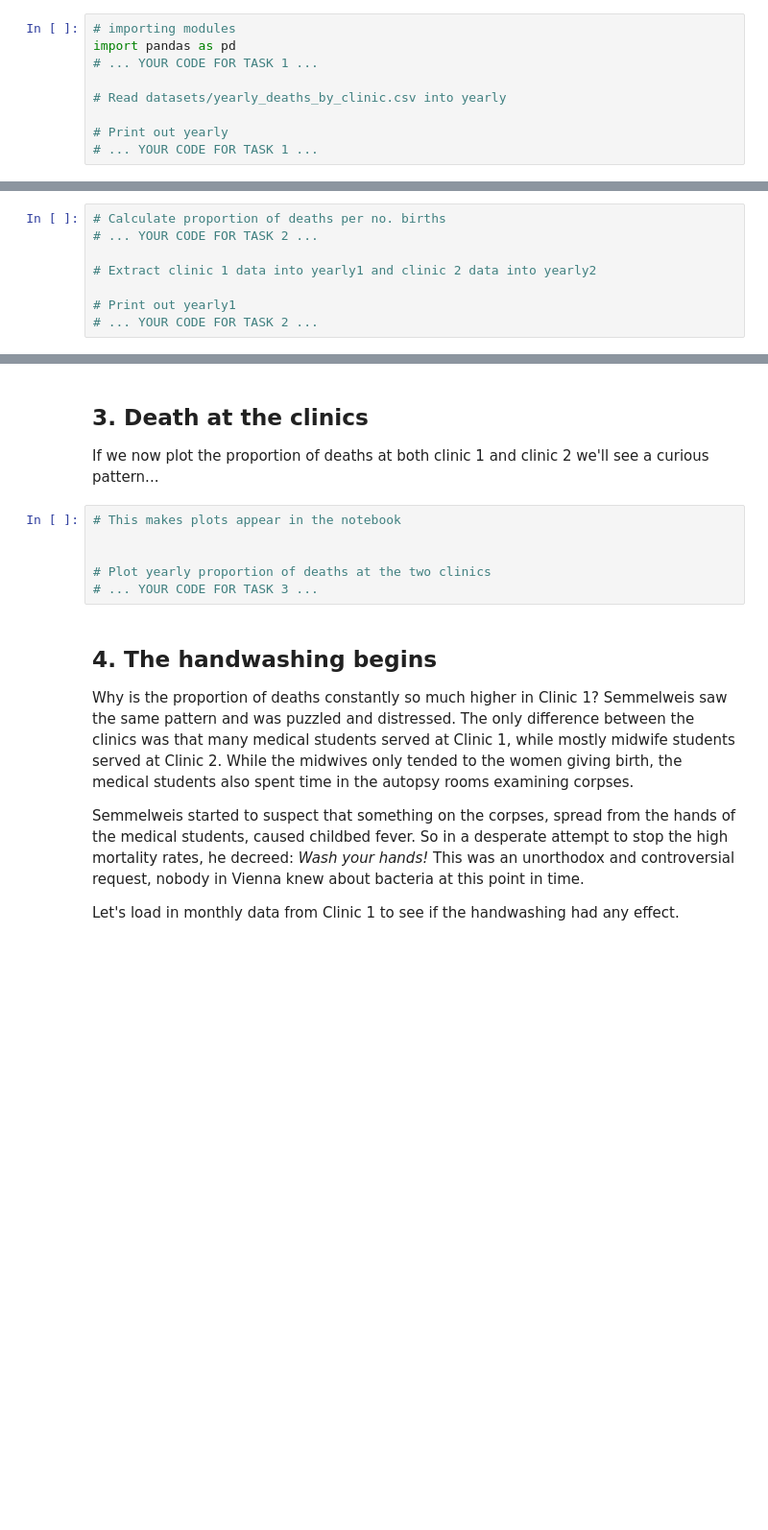
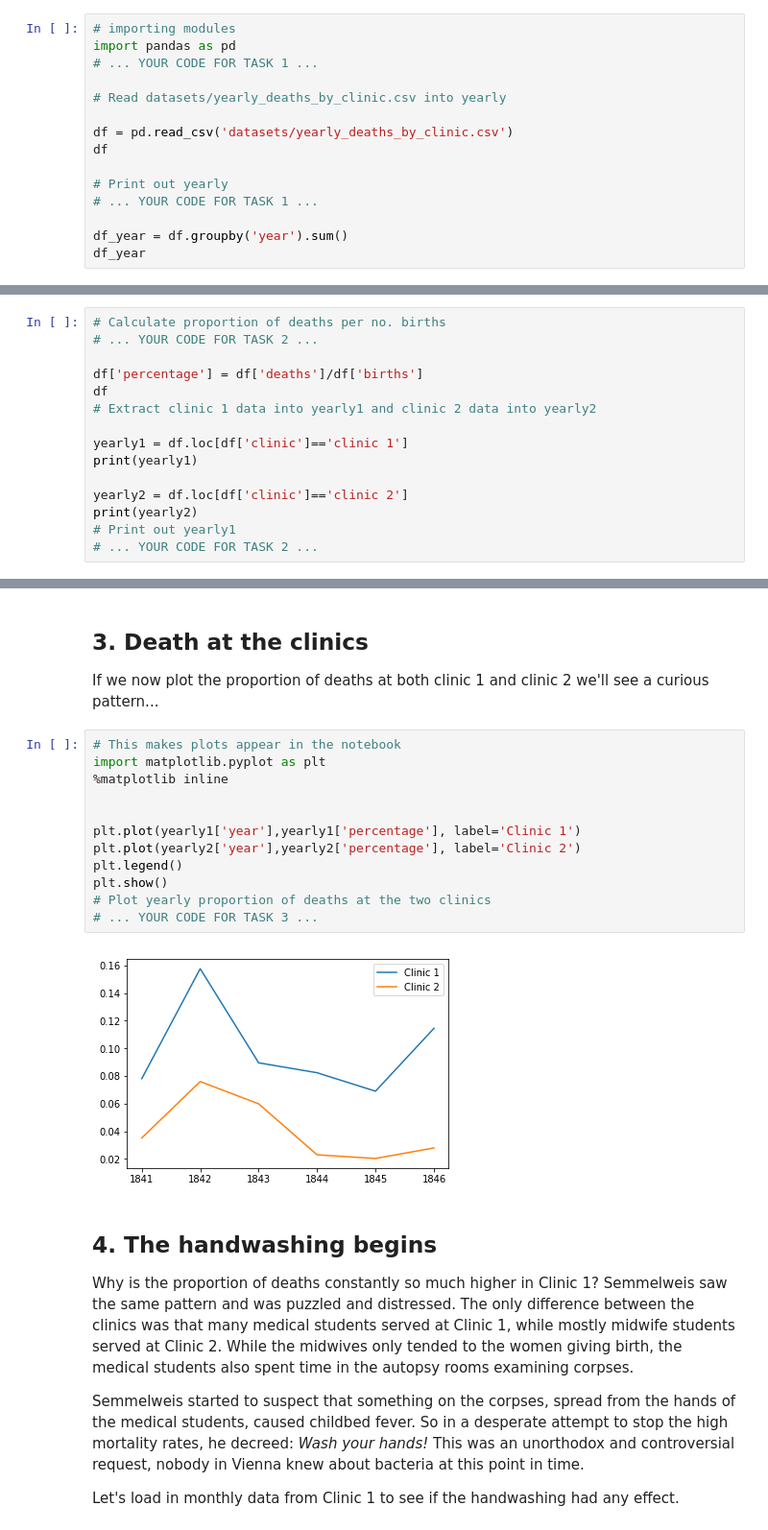
Before and after one commit to peterfnc/storytelling_challenge, a Jupyter notebook: Dr. Semmelweis and the Discovery of Handwashing/notebook.ipynb, the cells around one changed output, grey strips where cells are left out. Shown: that part at 96% size. Cells and saved outputs as stored; diff of their text form; blank space fills up the shorter version.

```diff
--- a/Dr. Semmelweis and the Discovery of Handwashing/notebook.ipynb
+++ b/Dr. Semmelweis and the Discovery of Handwashing/notebook.ipynb
@@ -13,5 +13,11 @@ import pandas as pd
 
 # Read datasets/yearly_deaths_by_clinic.csv into yearly
 
+df = pd.read_csv('datasets/yearly_deaths_by_clinic.csv')
+df
+
 # Print out yearly
 # ... YOUR CODE FOR TASK 1 ...
+
+df_year = df.groupby('year').sum()
+df_year
@@ -23,7 +43,14 @@ import pandas as pd
 # Calculate proportion of deaths per no. births
 # ... YOUR CODE FOR TASK 2 ...
 
+df['percentage'] = df['deaths']/df['births']
+df
 # Extract clinic 1 data into yearly1 and clinic 2 data into yearly2
 
+yearly1 = df.loc[df['clinic']=='clinic 1']
+print(yearly1)
+
+yearly2 = df.loc[df['clinic']=='clinic 2']
+print(yearly2)
 # Print out yearly1
 # ... YOUR CODE FOR TASK 2 ...
@@ -32,10 +74,18 @@ import pandas as pd
 <p>If we now plot the proportion of deaths at both clinic 1 and clinic 2  we'll see a curious pattern...</p>
 # %%
 # This makes plots appear in the notebook
+import matplotlib.pyplot as plt
+%matplotlib inline
 
 
+plt.plot(yearly1['year'],yearly1['percentage'], label='Clinic 1')
+plt.plot(yearly2['year'],yearly2['percentage'], label='Clinic 2')
+plt.legend()
+plt.show()
 # Plot yearly proportion of deaths at the two clinics
 # ... YOUR CODE FOR TASK 3 ...
+# %% [output]
+[figure, added]
 # %% [markdown]
 ## 4. The handwashing begins
 <p>Why is the proportion of deaths constantly so much higher in Clinic 1? Semmelweis saw the same pattern and was puzzled and distressed. The only difference between the clinics was that many medical students served at Clinic 1, while mostly midwife students served at Clinic 2. While the midwives only tended to the women giving birth, the medical students also spent time in the autopsy rooms examining corpses. </p>
```
Also changed, not shown: parts of 10 cells of this notebook, 2 other files.
